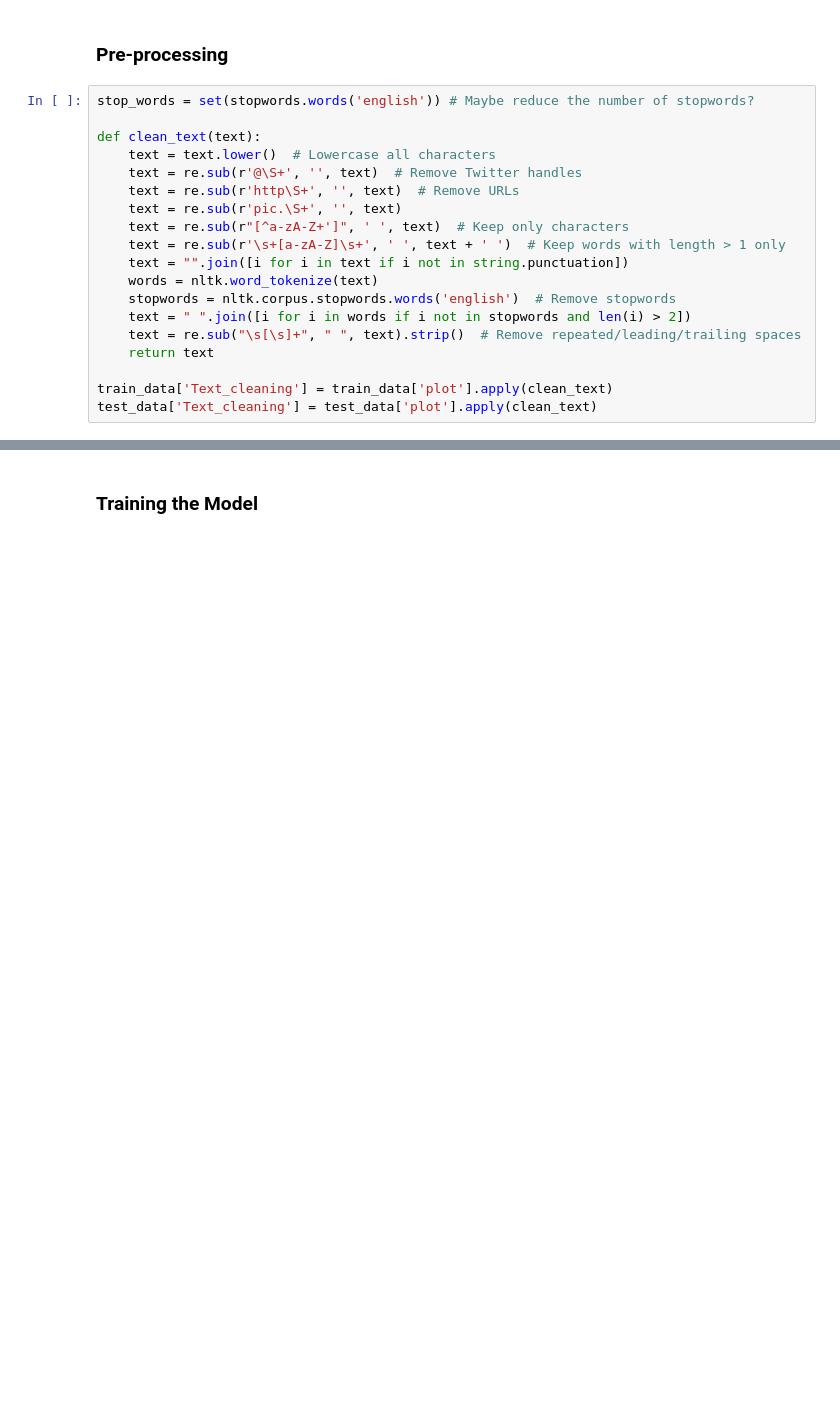
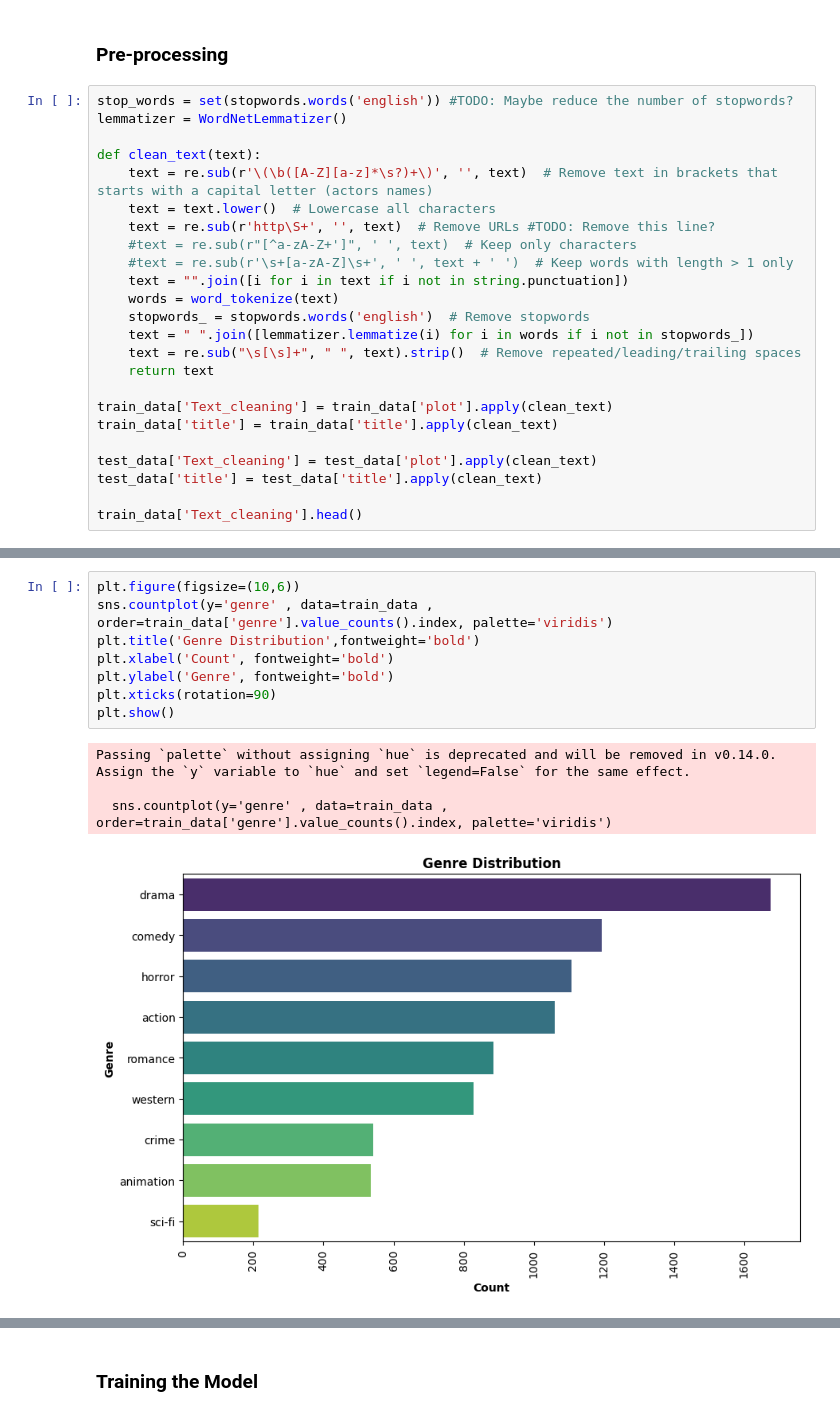
Before and after one commit to LC1243/NLP-MovieGenreClassifier, a Jupyter notebook: reviews.ipynb, the cells around one changed output, grey strips where cells are left out. Drawn from its saved outputs; the diff is of its cells as text; blank space fills up the shorter version.

```diff
--- a/reviews.ipynb
+++ b/reviews.ipynb
@@ -21,21 +31,26 @@ test_data = pd.read_csv('test_no_labels.txt', sep='\t', header=None, names=['tit
 # %% [markdown]
 ### Pre-processing
 # %%
-stop_words = set(stopwords.words('english')) # Maybe reduce the number of stopwords?
+stop_words = set(stopwords.words('english')) #TODO: Maybe reduce the number of stopwords?
+lemmatizer = WordNetLemmatizer()
 
 def clean_text(text):
+    text = re.sub(r'\(\b([A-Z][a-z]*\s?)+\)', '', text)  # Remove text in brackets that starts with a capital letter (actors names)
     text = text.lower()  # Lowercase all characters
-    text = re.sub(r'@\S+', '', text)  # Remove Twitter handles
-    text = re.sub(r'http\S+', '', text)  # Remove URLs
-    text = re.sub(r'pic.\S+', '', text)
-    text = re.sub(r"[^a-zA-Z+']", ' ', text)  # Keep only characters
-    text = re.sub(r'\s+[a-zA-Z]\s+', ' ', text + ' ')  # Keep words with length > 1 only
+    text = re.sub(r'http\S+', '', text)  # Remove URLs #TODO: Remove this line?
+    #text = re.sub(r"[^a-zA-Z+']", ' ', text)  # Keep only characters
+    #text = re.sub(r'\s+[a-zA-Z]\s+', ' ', text + ' ')  # Keep words with length > 1 only
     text = "".join([i for i in text if i not in string.punctuation])
-    words = nltk.word_tokenize(text)
-    stopwords = nltk.corpus.stopwords.words('english')  # Remove stopwords
-    text = " ".join([i for i in words if i not in stopwords and len(i) > 2])
+    words = word_tokenize(text)
+    stopwords_ = stopwords.words('english')  # Remove stopwords
+    text = " ".join([lemmatizer.lemmatize(i) for i in words if i not in stopwords_])
     text = re.sub("\s[\s]+", " ", text).strip()  # Remove repeated/leading/trailing spaces
     return text
 
 train_data['Text_cleaning'] = train_data['plot'].apply(clean_text)
+train_data['title'] = train_data['title'].apply(clean_text)
+
 test_data['Text_cleaning'] = test_data['plot'].apply(clean_text)
+test_data['title'] = test_data['title'].apply(clean_text)
+
+train_data['Text_cleaning'].head()
@@ -41,0 +66,13 @@ test_data['Text_cleaning'] = test_data['plot'].apply(clean_text)
+# %%
+plt.figure(figsize=(10,6))
+sns.countplot(y='genre' , data=train_data , order=train_data['genre'].value_counts().index, palette='viridis')
+plt.title('Genre Distribution',fontweight='bold')
+plt.xlabel('Count', fontweight='bold')
+plt.ylabel('Genre', fontweight='bold')
+plt.xticks(rotation=90)
+plt.show()
+# %% [output]
+Passing `palette` without assigning `hue` is deprecated and will be removed in v0.14.0. Assign the `y` variable to `hue` and set `legend=False` for the same effect.
+
+  sns.countplot(y='genre' , data=train_data , order=train_data['genre'].value_counts().index, palette='viridis')
+[figure, added]
```
Also changed, not shown: parts of 12 cells of this notebook.
